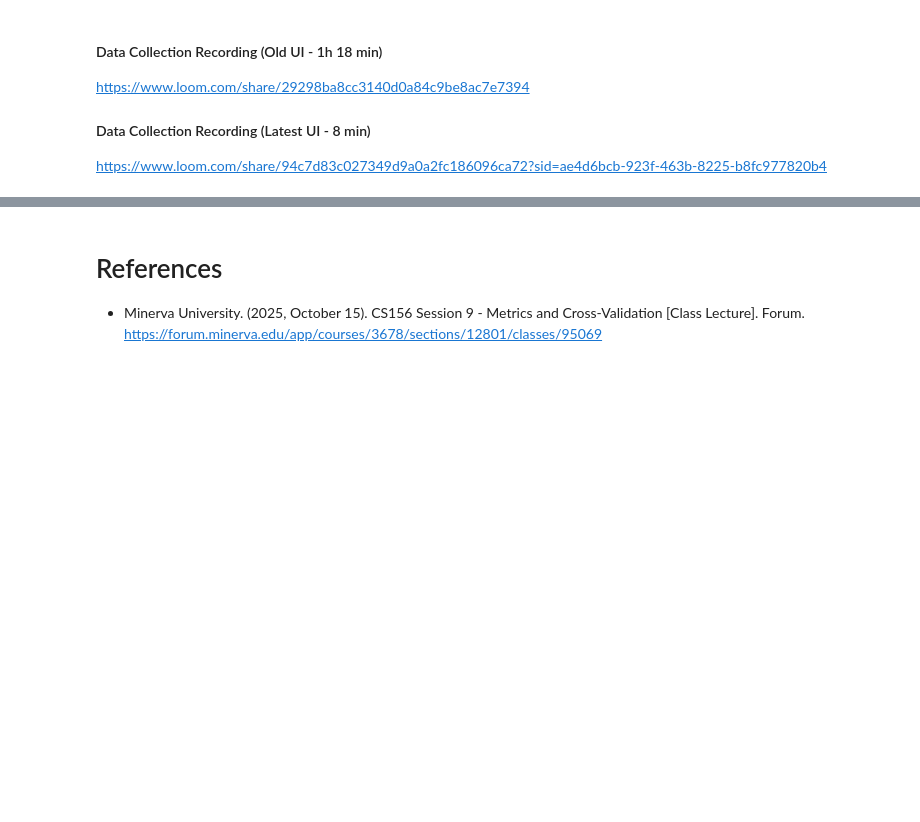
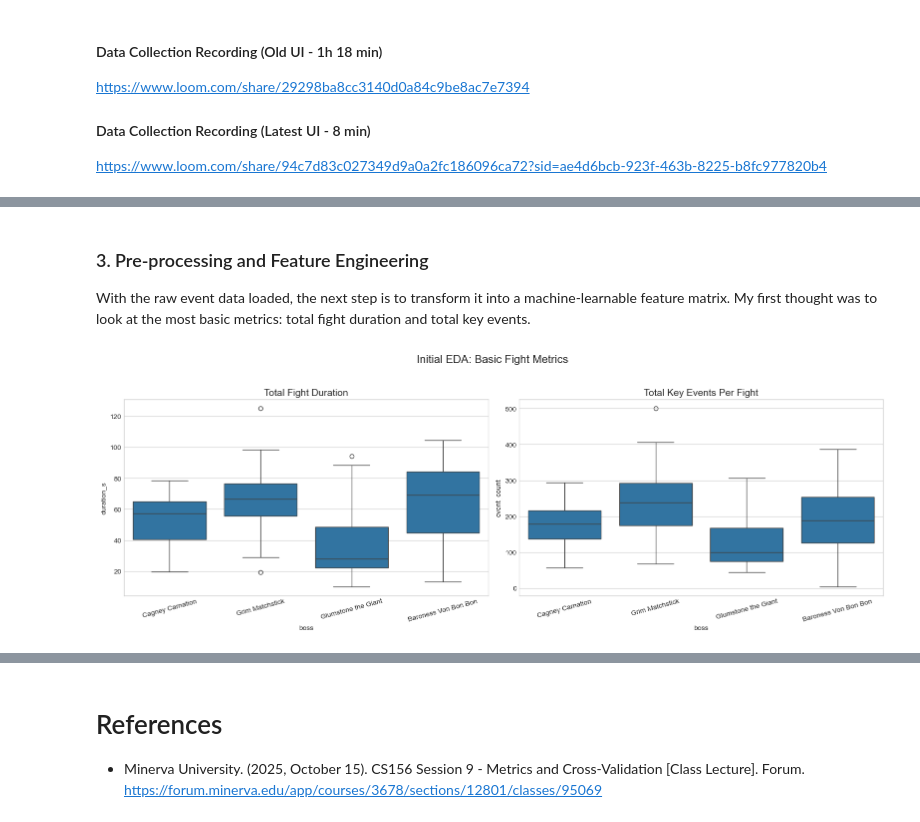
Before and after one commit to ddanakim0304/CS156-Assignment-1, a Jupyter notebook: Assignment/assignment1.ipynb, the cells around one changed output, grey strips where cells are left out. Saved outputs shown, nothing was run; the diff lists cells and outputs as text; code cells hidden in the pictures; blank space fills up the shorter version.

```diff
--- a/Assignment/assignment1.ipynb
+++ b/Assignment/assignment1.ipynb
@@ -85,0 +123,39 @@ This structured DataFrame is the final, machine-readable dataset that will be us
+# %% [markdown]
+### 3. Pre-processing and Feature Engineering
+
+With the raw event data loaded, the next step is to transform it into a machine-learnable feature matrix. My first thought was to look at the most basic metrics: total fight duration and total key events.
+# %%
+# --- Initial EDA: Calculate Basic Fight Metrics ---
+
+# For each unique fight, calculate its total duration and total number of events.
+# Duration is the timestamp of the last event. Event count is simply the number of rows.
+initial_summaries = raw_df.groupby('fight_id').agg(
+    duration_ms=('t_ms', 'max'),
+    event_count=('event', 'count'),
+    boss=('boss', 'first')
+).reset_index()
+
+# Convert duration from milliseconds to seconds for easier interpretation
+initial_summaries['duration_s'] = initial_summaries['duration_ms'] / 1000
+
+# --- Visualize the Basic Metrics ---
+# Create a figure with two subplots side-by-side
+plt.figure(figsize=(16, 6))
+plt.suptitle('Initial EDA: Basic Fight Metrics', fontsize=16)
+
+# First subplot: Total Fight Duration
+plt.subplot(1, 2, 1)
+sns.boxplot(data=initial_summaries, x='boss', y='duration_s')
+plt.title('Total Fight Duration', fontsize=14)
+plt.xticks(rotation=15)
+
+# Second subplot: Total Key Events
+plt.subplot(1, 2, 2)
+sns.boxplot(data=initial_summaries, x='boss', y='event_count')
+plt.title('Total Key Events Per Fight', fontsize=14)
+plt.xticks(rotation=15)
+
+plt.tight_layout(rect=[0, 0.03, 1, 0.95])
+plt.show()
+# %% [output]
+[figure, added]
```
Also changed, not shown: parts of 9 cells of this notebook.
